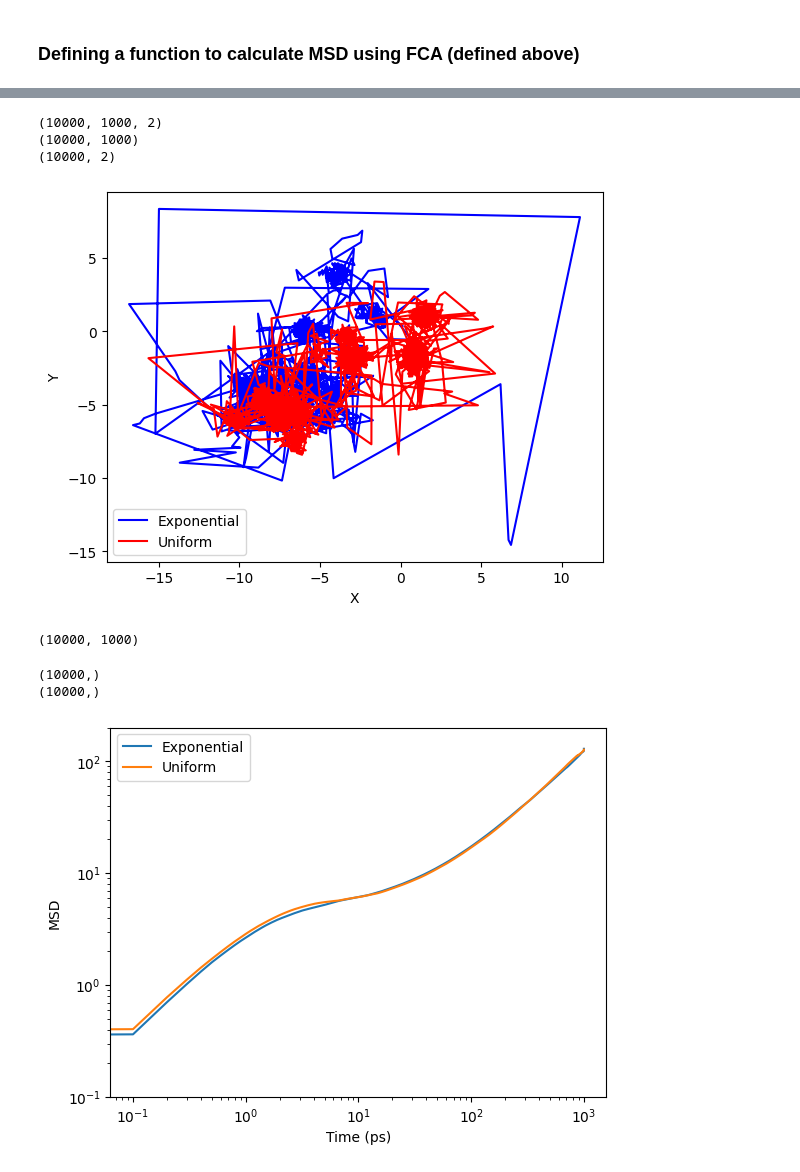
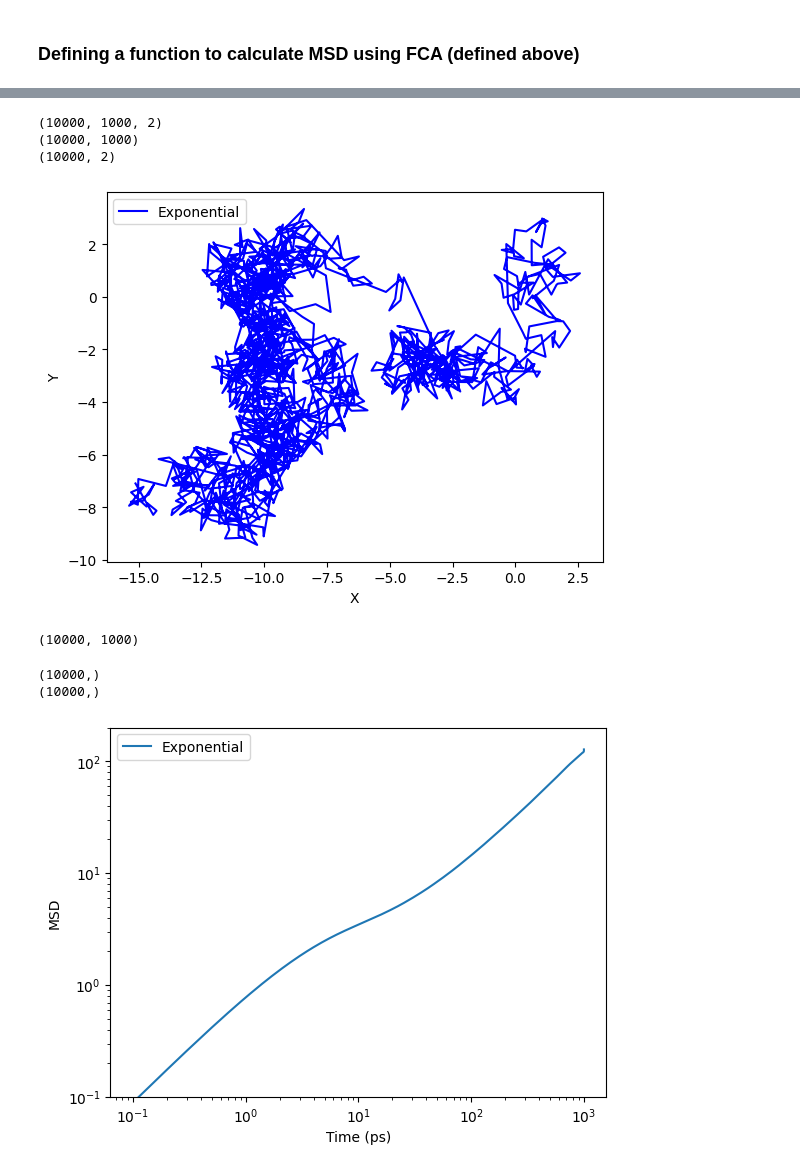
Before and after one commit to Shreeeeeeeeeeeee/CTRW_2state, a Jupyter notebook: CTRW_2step_Cuda_test(1).ipynb, the cells around one changed output, grey strips where cells are left out. Cells and saved outputs as stored; diff of their text form; code cells hidden in the pictures.

```diff
--- a/CTRW_2step_Cuda_test(1).ipynb
+++ b/CTRW_2step_Cuda_test(1).ipynb
@@ -269,8 +291,8 @@ def ctrw_ens2d_cuda(sig, tau, sig2, tau2, X0, Nens, Nt=1000, dt=1.0):
     trand = np.random.exponential(tau, (2 * Nt, Nens, 1)).astype(np.float32)
     xrand = np.random.normal(0.0, sig, (2 * Nt, Nens, 2)).astype(np.float32)
 
-    Xdist = np.random.exponential(X0, (Nens)).astype(np.float32)
-    Xdist = np.clip(Xdist, 2 * sig, 12 * sig)  # Clip cage sizes to prevent extreme values
+    Xdist = np.full(Nens, X0, dtype=np.float32)
+    #Xdist = np.clip(Xdist, 2 * sig, 12 * sig)  # Clip cage sizes to prevent extreme values
 
     trand2 = np.random.exponential(tau2, (2 * Nt, Nens, 1)).astype(np.float32)
     xrand2 = np.random.normal(0.0, sig2, (2 * Nt, Nens, 2)).astype(np.float32)
@@ -397,7 +419,7 @@ sig2 = np.sqrt(2*Dj*tau2)
 print ("Sigma 2:", sig2)
 tau2 = tau2/delt
 print ("Waiting time for jump motion (in Delta T units)",tau2)
-X0  = 1.0
+X0  = 2.0
 
 nens = 1000
 
@@ -417,21 +440,21 @@ Total time elapsed: 7.89 seconds
 # %%
 rall = np.stack((xtall,ytall),axis=-1)
 rall1 = np.stack((xtall1,ytall1),axis=-1)
 print (rall.shape)
 print (xtall.shape)
 print (rall[:,99,:].shape)
 k = 145
 plt.plot(xtall[:,k],ytall[:,k], color='blue', label="Exponential")
-plt.plot(xtall1[:,k],ytall1[:,k], color='red', label="Uniform")
+#plt.plot(xtall1[:,k],ytall1[:,k], color='red', label="Uniform")
 plt.xlabel("X")
 plt.ylabel("Y")
 plt.legend()
 plt.show()
 # %% [output]
 (10000, 1000, 2)
 (10000, 1000)
 (10000, 2)
-[figure, old version]
+[figure, new version]
 # %%
 msd = np.zeros(xtall.shape,dtype='float64') #initialise an array for MSD
 msd1 = np.zeros(xtall1.shape,dtype='float64') #initialise an array for MSD
@@ -450,7 +473,7 @@ print (msd_avg.shape)
 print( msd_avg.shape)
 # print msd_avg
 plt.plot(tim,msd_avg, label="Exponential")
-plt.plot(tim,msd1_avg, label="Uniform")
+#plt.plot(tim,msd1_avg, label="Uniform")
 plt.xscale("log")
 plt.yscale("log")
 plt.ylim(0.1,200)
@@ -462,7 +485,7 @@ plt.show()
 # %% [output]
 (10000,)
 (10000,)
-[figure, old version]
+[figure, new version]
 # %%
 def alpha(t, msd):
   return np.gradient(np.log(msd))/np.gradient(np.log(t))
```
Also changed, not shown: parts of 5 cells of this notebook.
